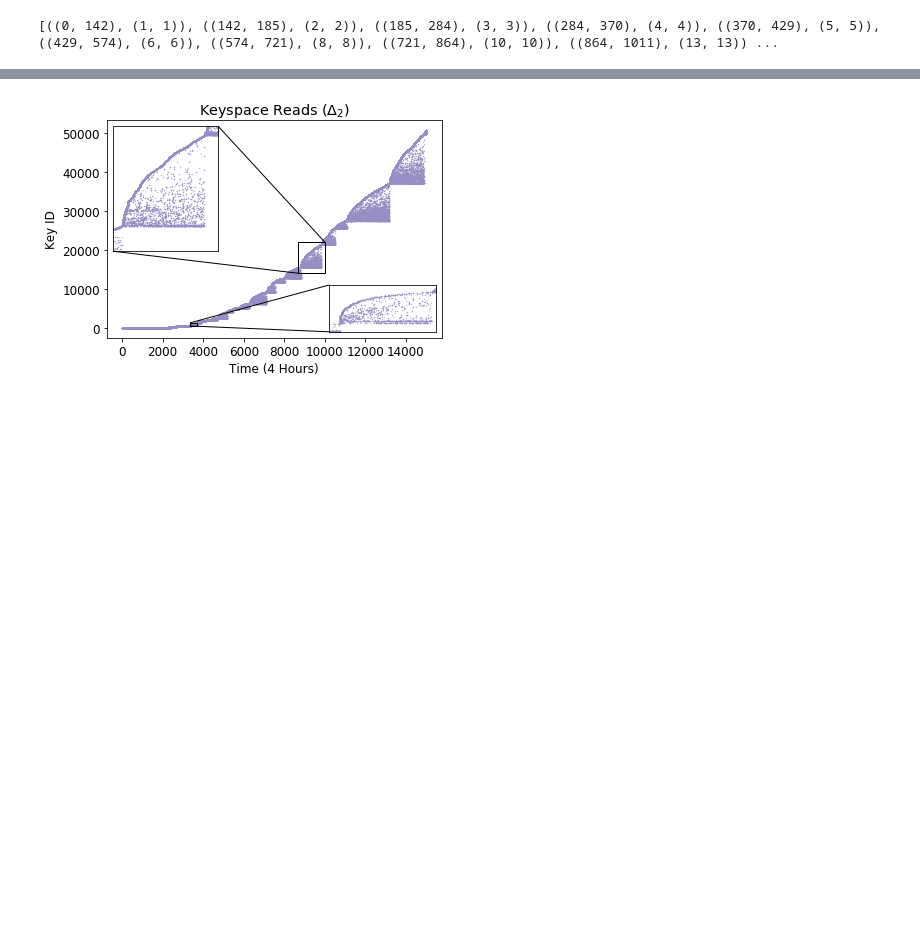
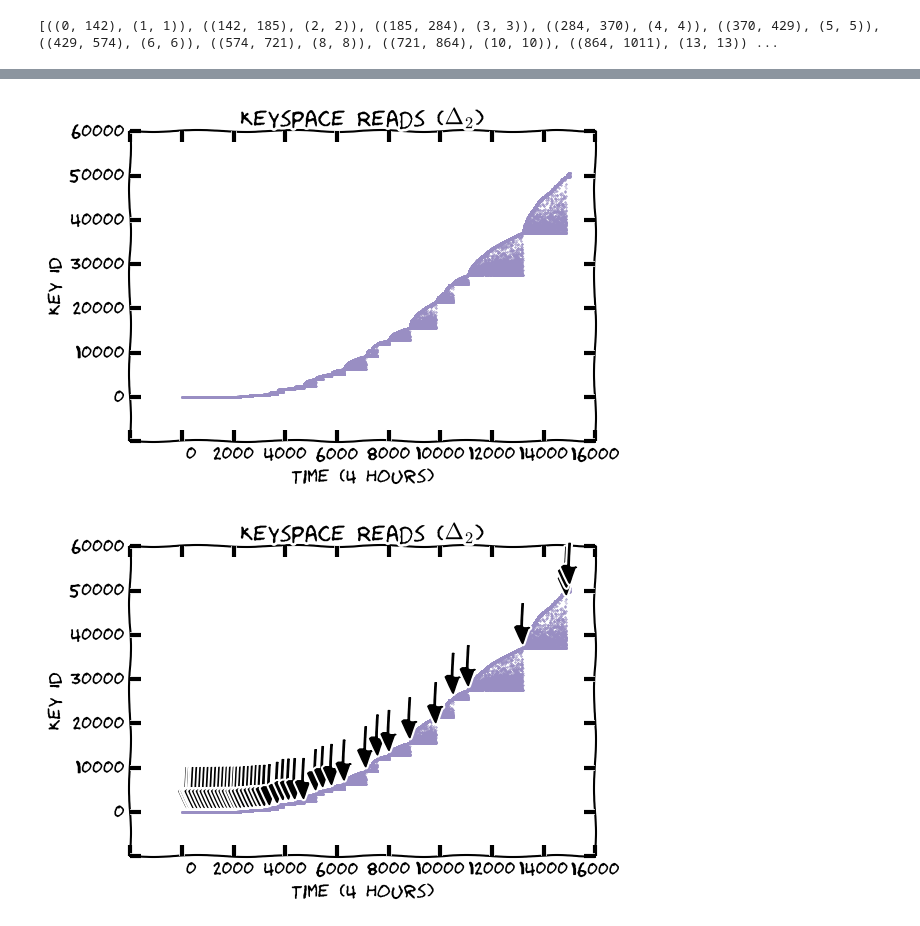
Before and after one commit to michaelsevilla/parsplice-ml-popper, a Jupyter notebook: experiments/keyspace-locality/viz/viz-regimes.ipynb, the cells around one changed output, grey strips where cells are left out. Drawn from its saved outputs; the diff is of its cells as text; code cells hidden in the pictures; blank space fills up the shorter version.

```diff
--- a/experiments/keyspace-locality/viz/viz-regimes.ipynb
+++ b/experiments/keyspace-locality/viz/viz-regimes.ipynb
@@ -153,6 +153,7 @@ find_regimes(df, window=0)#, ymax=20000)
 # %%
 from mpl_toolkits.axes_grid1.inset_locator import zoomed_inset_axes
 from mpl_toolkits.axes_grid1.inset_locator import mark_inset
+plt.xkcd()
 
 def find_regimes(ax, df, window=5, ymax=50000, draw_regimes=True):
     x = df['shift'].astype(int)          # parse input into matrix of [time, id] access pairs
@@ -200,6 +201,12 @@ def find_regimes(ax, df, window=5, ymax=50000, draw_regimes=True):
     ax.set_ylabel("Key ID")
     ax.set_xlabel("Time (4 Hours)")
     ax.scatter(x, y, s=0.1, color='#998ec3')
+    labels = ['{:3.0f}'.format(x) for x in ax.get_yticks()]
+    labels[0] = ""
+    ax.set_yticklabels(labels)
+    labels = ['{:3.0f}'.format(x) for x in ax.get_xticks()]
+    labels[0] = ""
+    ax.set_xticklabels(labels)
     if draw_regimes:
         props = dict(facecolor='black', width=1, headwidth=10)
         rlast = filtered[0]
@@ -214,26 +221,31 @@ fig, ax = plt.subplots(1, 1)
 %time find_regimes(ax, df, draw_regimes=False)
 fig.savefig("keyspace.png", bbox_inches='tight', dpi=400)
 
-axins = zoomed_inset_axes(ax,4,loc=2)
-find_regimes(axins, df, draw_regimes=False)
-axins.set_xlim(8700, 10000)
-axins.set_ylim(14000, 22000)
-mark_inset(ax, axins, loc1=3, loc2=1, color="black", ec="0")
-axins.set_xlabel(""); axins.set_xticks([]); axins.set_ylabel(""); axins.set_yticks([]); axins.set_title("")
+#axins = zoomed_inset_axes(ax,4,loc=2)
+#find_regimes(axins, df, draw_regimes=False)
+#axins.set_xlim(8700, 10000)
+#axins.set_ylim(14000, 22000)
+#mark_inset(ax, axins, loc1=3, loc2=1)#, color="white", ec="0")
+#axins.set_xlabel(""); axins.set_xticks([]); axins.set_ylabel(""); axins.set_yticks([]); axins.set_title("")
 
-axins = zoomed_inset_axes(ax,15,loc=4)
-find_regimes(axins, df, draw_regimes=False)
-axins.set_xlim(3350, 3700)
-axins.set_ylim(500, 1300)
-mark_inset(ax, axins, loc1=3, loc2=2, color="black", ec="0")
-axins.set_xlabel(""); axins.set_xticks([]); axins.set_ylabel(""); axins.set_yticks([]); axins.set_title("")
-fig.savefig("keyspace-zoomed.png", bbox_inches='tight', dpi=400)
+##axins.patch.set_alpha(0.7)
+#ax.patch.set_alpha(0.7)
+#ax.set_axis_bgcolor("white")
+#axins.set_axis_bgcolor("white")
 
-#fig, ax = plt.subplots(1, 1)
-#%time find_regimes(ax, df)
-#fig.savefig("keyspace-regimes.png", bbox_inches='tight', dpi=400)
+#axins = zoomed_inset_axes(ax,15,loc=4)
+#find_regimes(axins, df, draw_regimes=False)
+#axins.set_xlim(3350, 3700)
+##axins.set_ylim(500, 1300)
+#mark_inset(ax, axins, loc1=3, loc2=2, color="green", ec="0")
+#axins.set_xlabel(""); axins.set_xticks([]); axins.set_ylabel(""); axins.set_yticks([]); axins.set_title("")
+#fig.savefig("keyspace-zoomed.png", bbox_inches='tight', dpi=400)
+
+fig, ax = plt.subplots(1, 1)
+%time find_regimes(ax, df)
+fig.savefig("keyspace-regimes.png", bbox_inches='tight', dpi=400)
 
 #df = clean_df(dfs, ("4 Node, 100K", "DBMemoryGet", "4"))
 #%time find_regimes(ax[1], df, ymax=160000, window=60)
-fig.savefig("../../../paper/figures/keyspace-analysis_locality.png", bbox_inches='tight', dpi=400)
+#fig.savefig("../../../paper/figures/keyspace-analysis_locality.png", bbox_inches='tight', dpi=400)
 # %% [output]
@@ -242,4 +256,5 @@ Wall time: 608 ms
-[figure, old version]
+[figure, new version]
+[figure, added]
 # %%
 fig, ax = plt.subplots(1, 1)
 fxn = [473, 54, 27, 24, 28]
```
Also changed, not shown: parts of 4 cells of this notebook, 10 other files.
